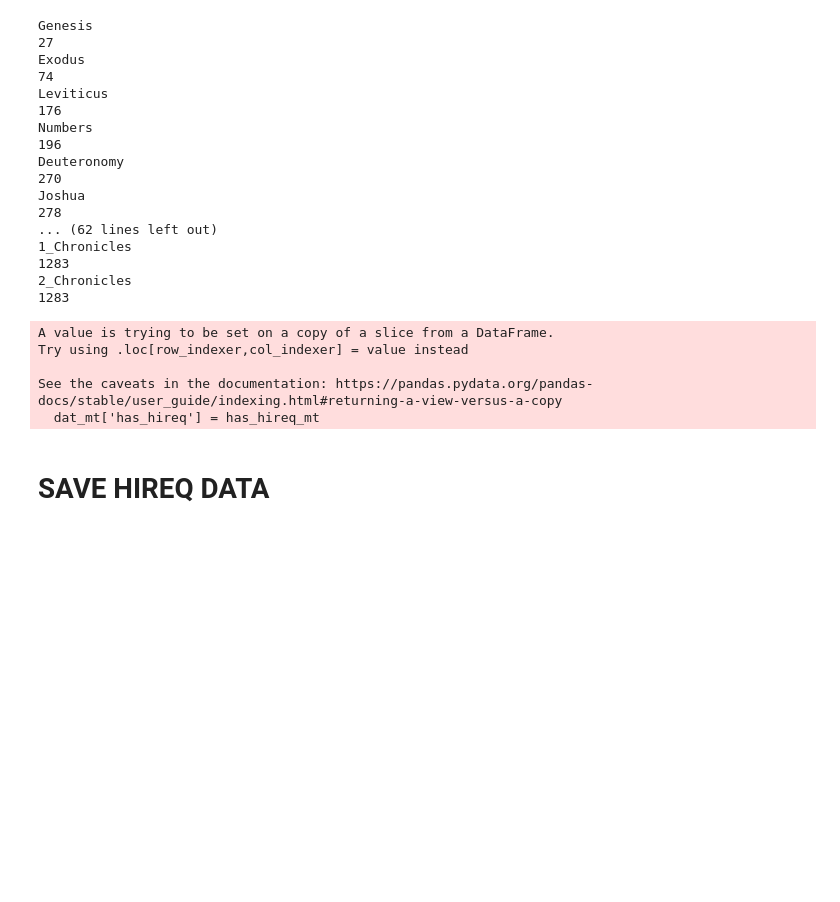
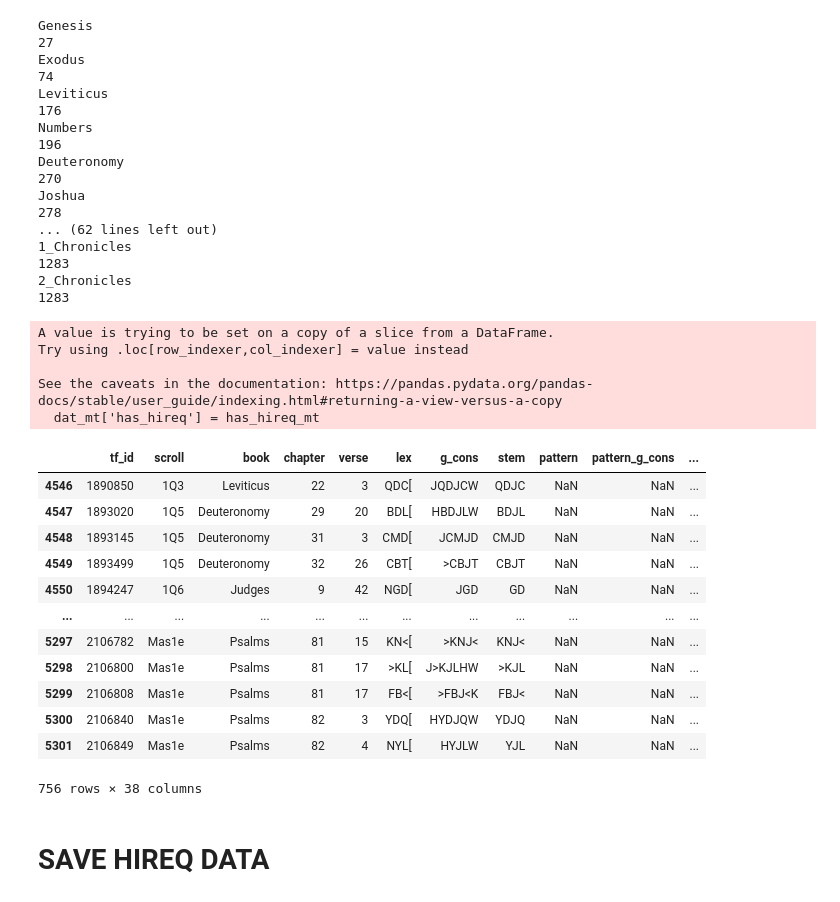
Before and after one commit to MartijnNaaijer/hebrew_spelling_variation, a Jupyter notebook: notebooks/aligning_triliteral_hiphil_to_add_hireq.ipynb, the cells around one changed output. Cells and saved outputs as stored; diff of their text form; code cells hidden in the pictures; blank space fills up the shorter version.

```diff
--- a/notebooks/aligning_triliteral_hiphil_to_add_hireq.ipynb
+++ b/notebooks/aligning_triliteral_hiphil_to_add_hireq.ipynb
@@ -433,14 +440,30 @@ matching_mt_ids = [hif_match_dict.get(dss_id, '-') for dss_id in dat_dss.tf_id]
 # %%
 has_hireq_dss = []
 
 for matching_mt_id in matching_mt_ids:
     if matching_mt_id != '-':
         has_hireq_dss.append(dat_mt[dat_mt.tf_id == matching_mt_id].has_hireq.iloc[0])
     else:
         has_hireq_dss.append('-')
 
 dat_dss['has_hireq'] = has_hireq_dss
 dat_dss['mt_match'] = matching_mt_ids
+
+dat_dss
+# %% [output]
+|  | tf_id | scroll | book | chapter | verse | lex | g_cons | stem | pattern | pattern_g_cons | ... |
+| 4546 | 1890850 | 1Q3 | Leviticus | 22 | 3 | QDC[ | JQDJCW | QDJC | NaN | NaN | ... |
+| 4547 | 1893020 | 1Q5 | Deuteronomy | 29 | 20 | BDL[ | HBDJLW | BDJL | NaN | NaN | ... |
+| 4548 | 1893145 | 1Q5 | Deuteronomy | 31 | 3 | CMD[ | JCMJD | CMJD | NaN | NaN | ... |
+| 4549 | 1893499 | 1Q5 | Deuteronomy | 32 | 26 | CBT[ | >CBJT | CBJT | NaN | NaN | ... |
+| 4550 | 1894247 | 1Q6 | Judges | 9 | 42 | NGD[ | JGD | GD | NaN | NaN | ... |
+| ... | ... | ... | ... | ... | ... | ... | ... | ... | ... | ... | ... |
+| 5297 | 2106782 | Mas1e | Psalms | 81 | 15 | KN<[ | >KNJ< | KNJ< | NaN | NaN | ... |
+| 5298 | 2106800 | Mas1e | Psalms | 81 | 17 | >KL[ | J>KJLHW | >KJL | NaN | NaN | ... |
+| 5299 | 2106808 | Mas1e | Psalms | 81 | 17 | FB<[ | >FBJ<K | FBJ< | NaN | NaN | ... |
+| 5300 | 2106840 | Mas1e | Psalms | 82 | 3 | YDQ[ | HYDJQW | YDJQ | NaN | NaN | ... |
+| 5301 | 2106849 | Mas1e | Psalms | 82 | 4 | NYL[ | HYJLW | YJL | NaN | NaN | ... |
+756 rows × 38 columns
 # %% [markdown]
 # SAVE HIREQ DATA
 # %%
```
Also changed, not shown: parts of 1 cell of this notebook, 1 other file.
